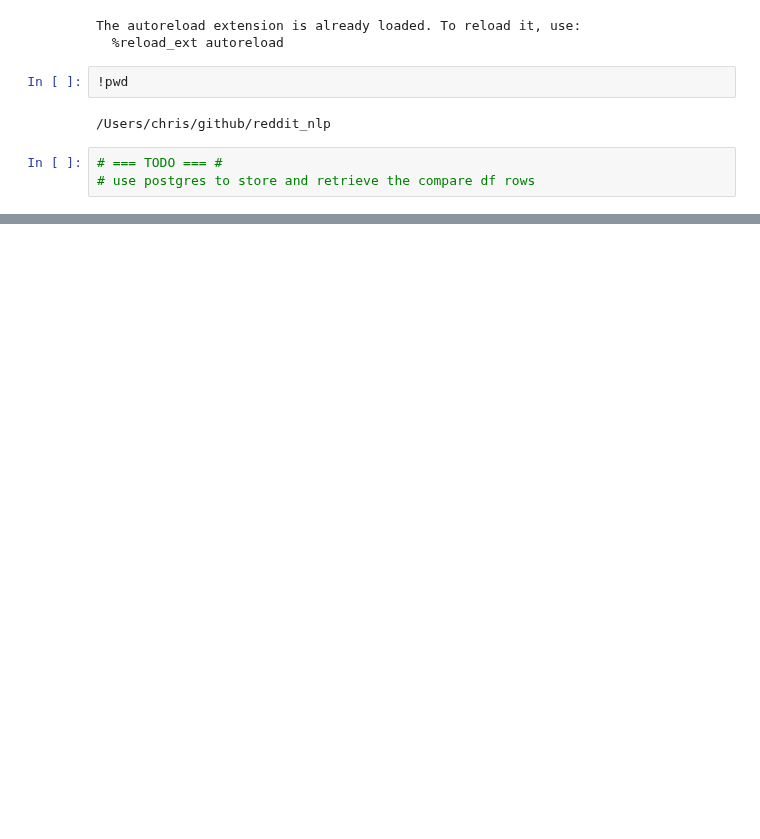
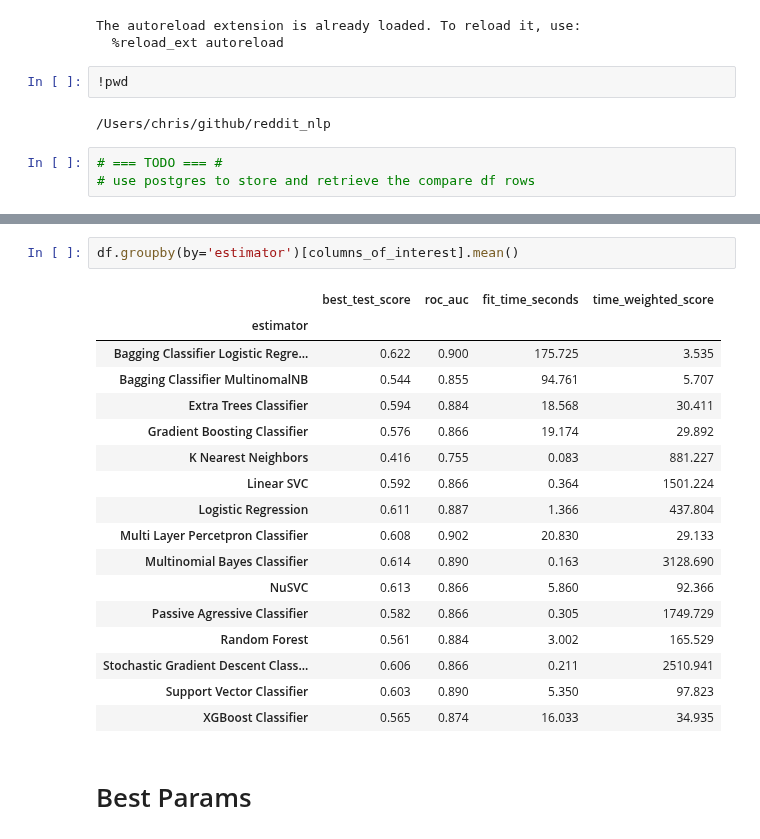
Before and after one commit to datapointchris/reddit-nlp, a Jupyter notebook: DS_analyze_model_comparison_reports.ipynb, the cells around one changed output, grey strips where cells are left out. Saved outputs shown, nothing was run; the diff lists cells and outputs as text; blank space fills up the shorter version.

```diff
--- a/DS_analyze_model_comparison_reports.ipynb
+++ b/DS_analyze_model_comparison_reports.ipynb
@@ -91,0 +100,22 @@ df.sort_values(by='best_test_score', ascending=False)[columns_of_interest]
+# %%
+df.groupby(by='estimator')[columns_of_interest].mean()
+# %% [output]
+|  | best_test_score | roc_auc | fit_time_seconds | time_weighted_score |
+| estimator |  |  |  |  |
+| Bagging Classifier Logistic Regre... | 0.622 | 0.900 | 175.725 | 3.535 |
+| Bagging Classifier MultinomalNB | 0.544 | 0.855 | 94.761 | 5.707 |
+| Extra Trees Classifier | 0.594 | 0.884 | 18.568 | 30.411 |
+| Gradient Boosting Classifier | 0.576 | 0.866 | 19.174 | 29.892 |
+| K Nearest Neighbors | 0.416 | 0.755 | 0.083 | 881.227 |
+| Linear SVC | 0.592 | 0.866 | 0.364 | 1501.224 |
+| Logistic Regression | 0.611 | 0.887 | 1.366 | 437.804 |
+| Multi Layer Percetpron Classifier | 0.608 | 0.902 | 20.830 | 29.133 |
+| Multinomial Bayes Classifier | 0.614 | 0.890 | 0.163 | 3128.690 |
+| NuSVC | 0.613 | 0.866 | 5.860 | 92.366 |
+| Passive Agressive Classifier | 0.582 | 0.866 | 0.305 | 1749.729 |
+| Random Forest | 0.561 | 0.884 | 3.002 | 165.529 |
+| Stochastic Gradient Descent Class... | 0.606 | 0.866 | 0.211 | 2510.941 |
+| Support Vector Classifier | 0.603 | 0.890 | 5.350 | 97.823 |
+| XGBoost Classifier | 0.565 | 0.874 | 16.033 | 34.935 |
+# %% [markdown]
+# Best Params
```
Also changed, not shown: parts of 15 cells of this notebook.
